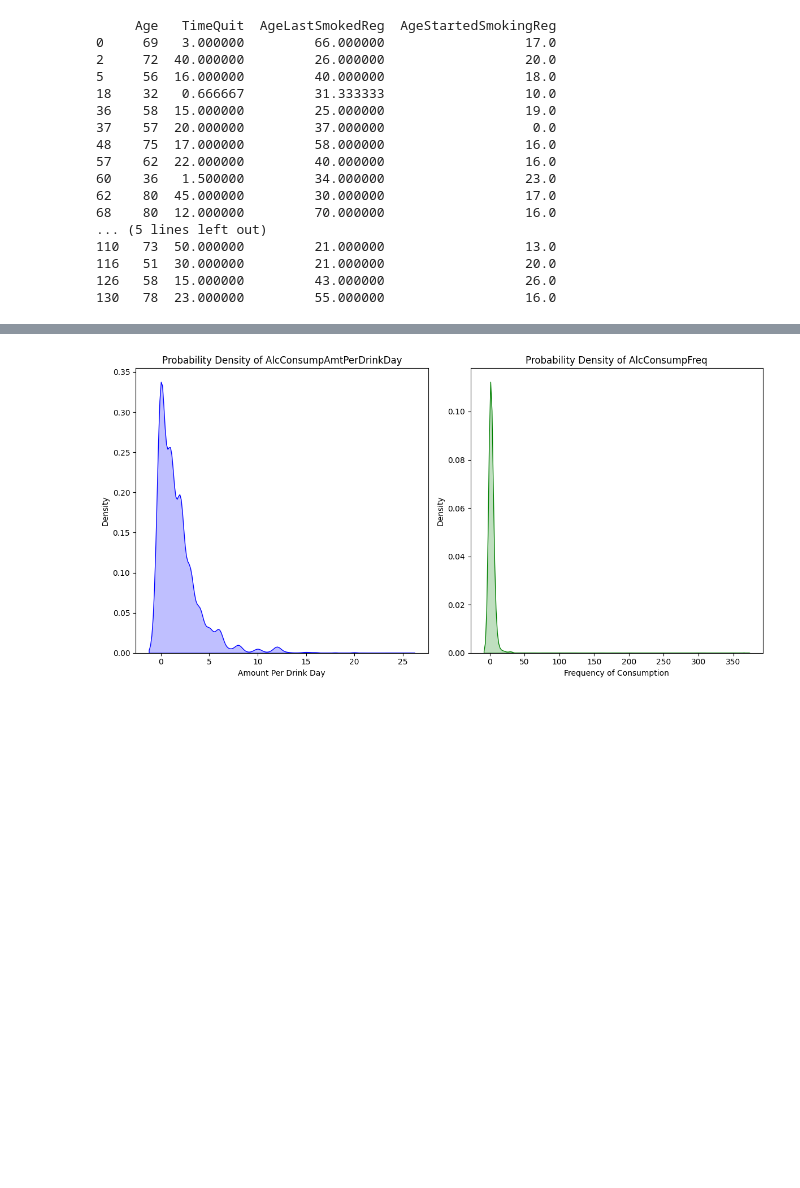
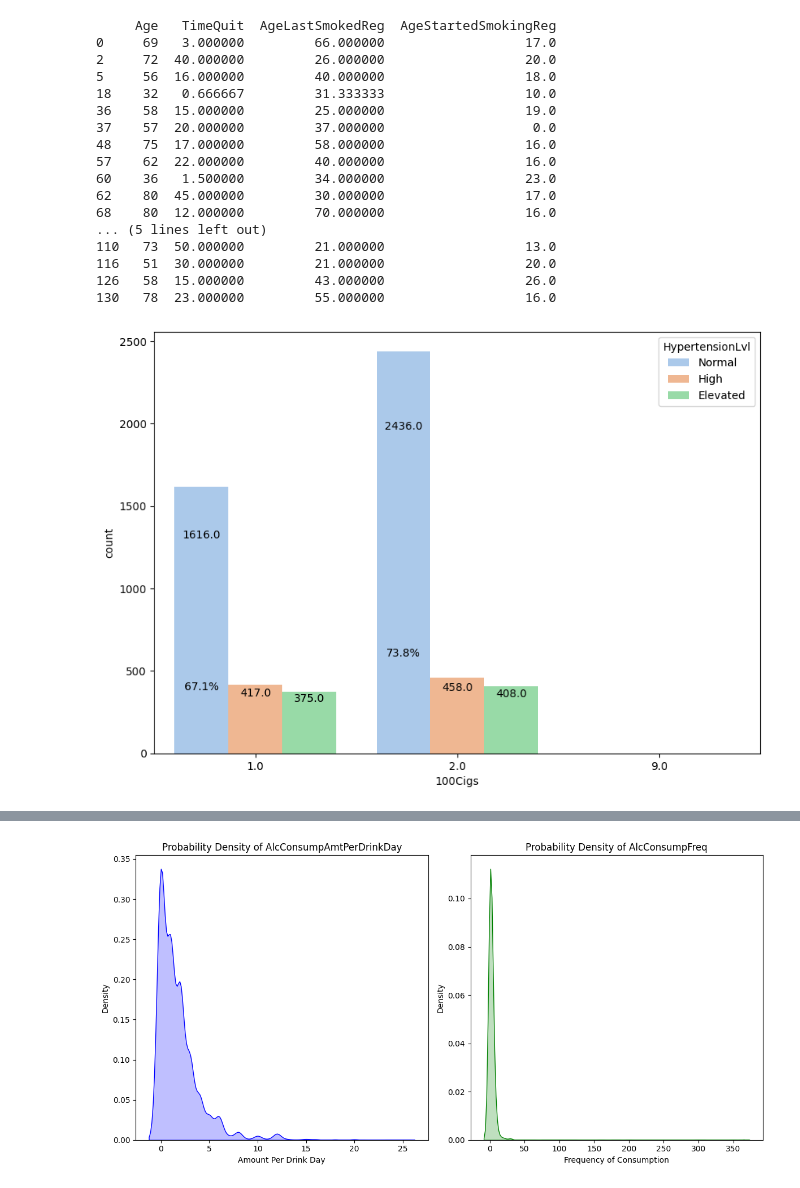
Before and after one commit to samcohen1/HypertensionML, a Jupyter notebook: new_predictor.ipynb, the cells around one changed output, grey strips where cells are left out. Cells and saved outputs as stored; diff of their text form; code cells hidden in the pictures; blank space fills up the shorter version.

```diff
--- a/new_predictor.ipynb
+++ b/new_predictor.ipynb
@@ -364,6 +368,10 @@ print(df.loc[(df['TimeQuit'].notna()), ['Age', 'TimeQuit', 'AgeLastSmokedReg', '
 116   51  30.000000         21.000000                  20.0
 126   58  15.000000         43.000000                  26.0
 130   78  23.000000         55.000000                  16.0
+# %%
+plot_bivariate('100Cigs', 'HypertensionLvl')
+# %% [output]
+[figure, added]
 # %%
 df.loc[df['AgeStartedSmokingReg'] > 100, 'AgeStartedSmokingReg'] = np.nan
 df.loc[df['TimeQuit'] > 66666, 'TimeQuit'] = np.nan
```
Also changed, not shown: parts of 13 cells of this notebook.
